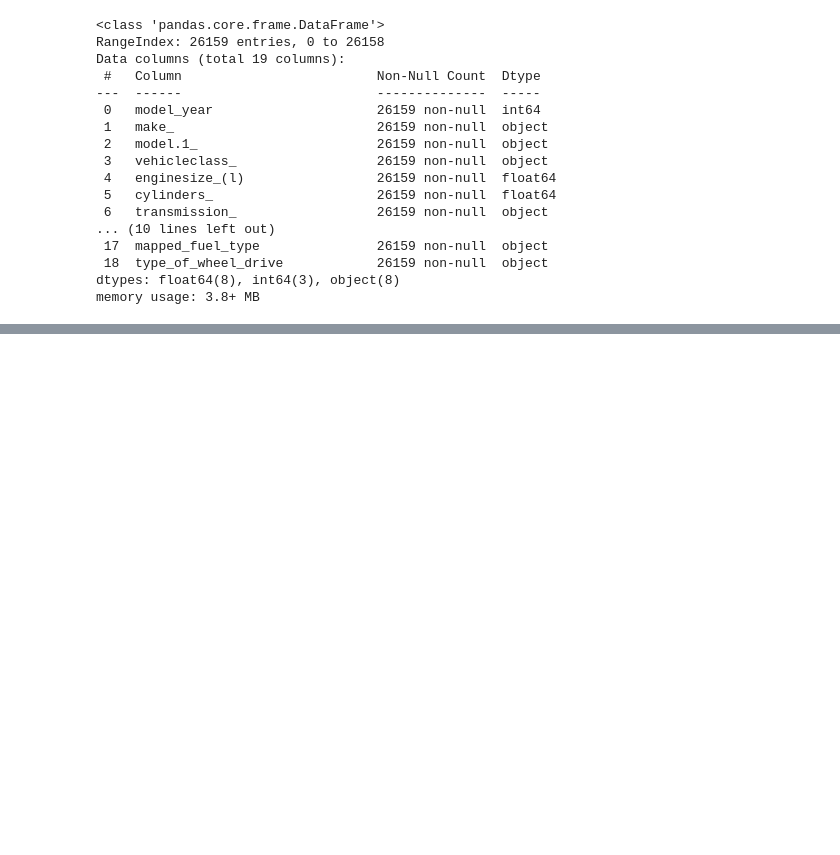
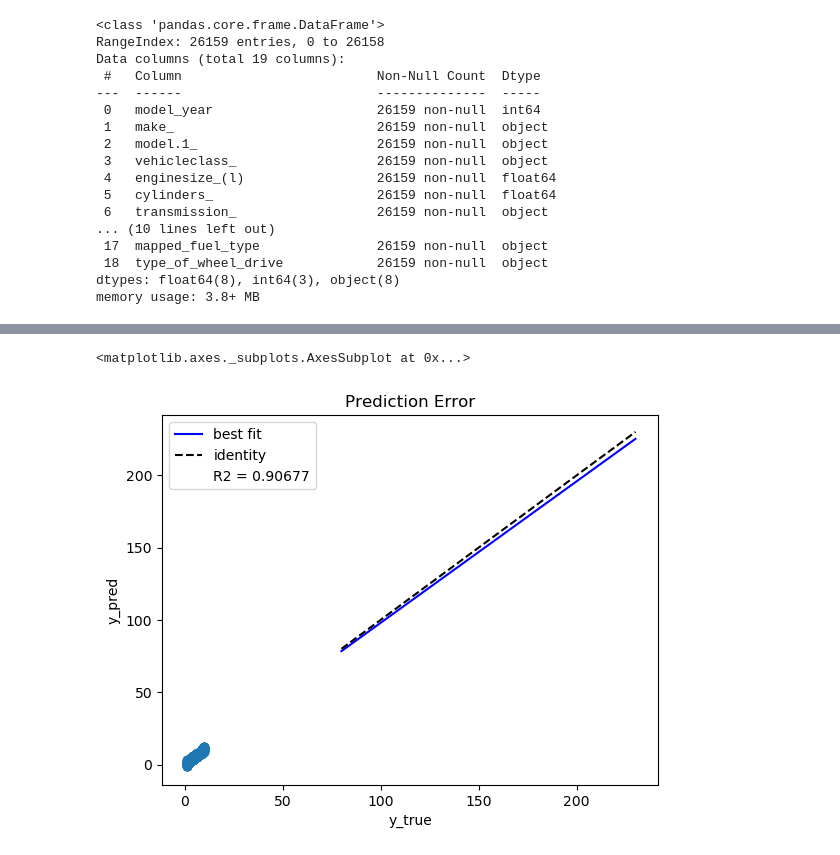
Before and after one commit to lfunderburk/machine-learning-capstone, a Jupyter notebook: notebooks/machine-learning-exploration.ipynb, the cells around one changed output, grey strips where cells are left out. Saved outputs shown, nothing was run; the diff lists cells and outputs as text; code cells hidden in the pictures; blank space fills up the shorter version.

```diff
--- a/notebooks/machine-learning-exploration.ipynb
+++ b/notebooks/machine-learning-exploration.ipynb
@@ -264,0 +254,5 @@ model score: 0.924
+# %%
+plot.prediction_error(y_true_lr, rounded_predicted_lr)
+# %% [output]
+<matplotlib.axes._subplots.AxesSubplot at 0x...>
+[figure, added]
```
Also changed, not shown: parts of 54 cells of this notebook.
